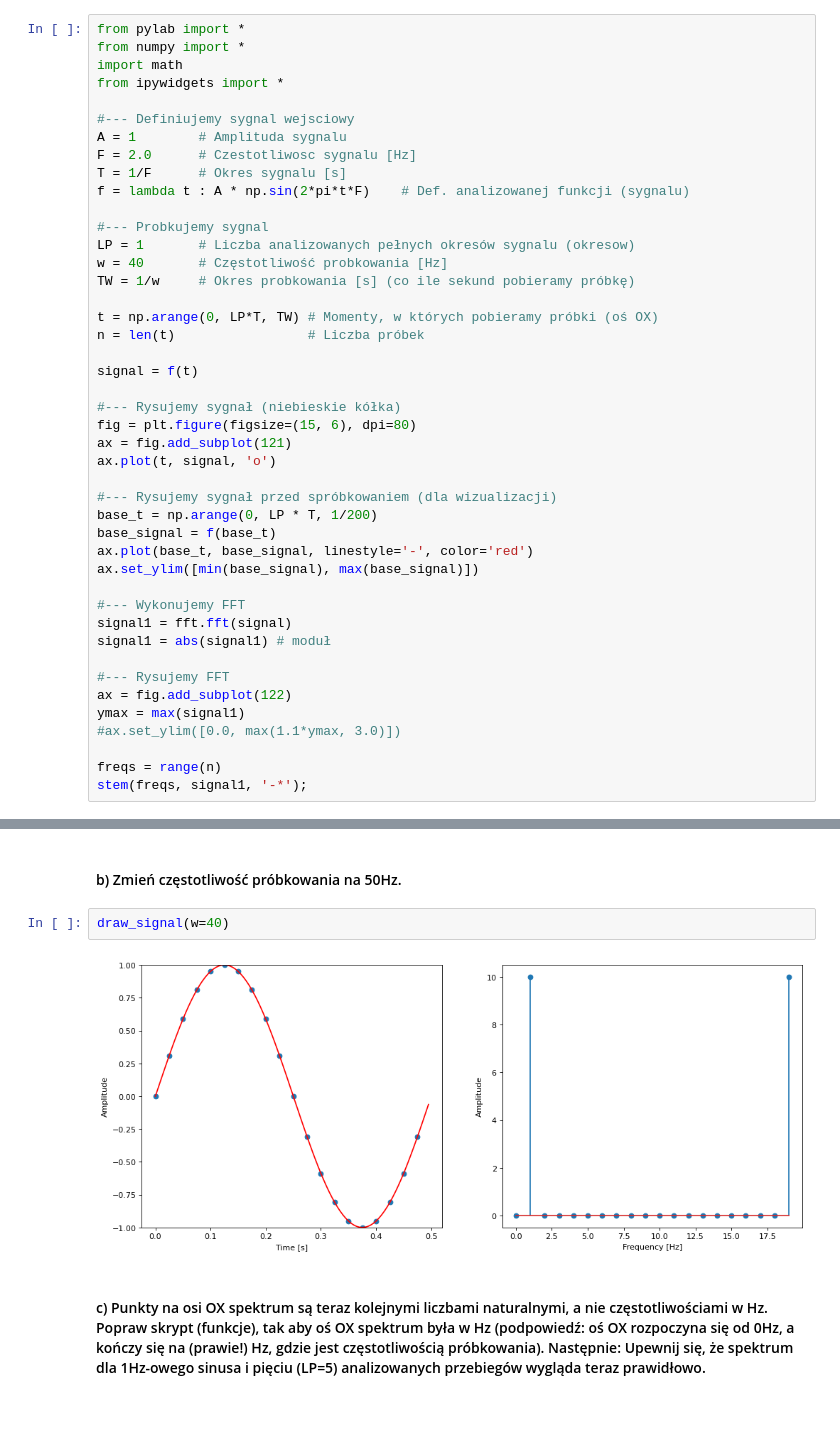
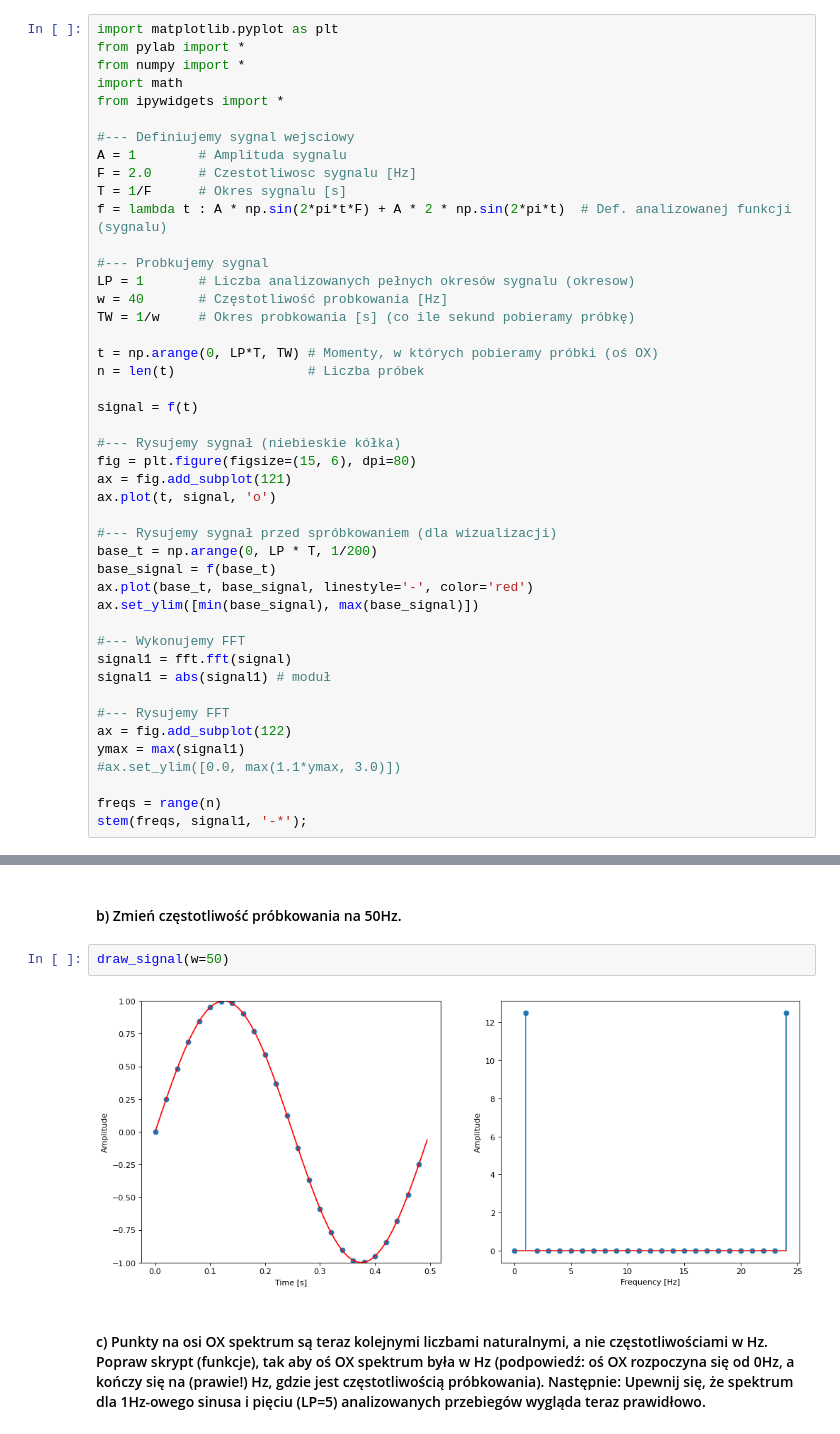
Before and after one commit to mckmck0/KCK, a Jupyter notebook: programs/signals.ipynb, the cells around one changed output, grey strips where cells are left out. Drawn from its saved outputs; the diff is of its cells as text.

```diff
--- a/programs/signals.ipynb
+++ b/programs/signals.ipynb
@@ -5,6 +5,7 @@
 # %% [markdown]
 #### a) Przeanalizuj poniższy skrypt
 # %%
+import matplotlib.pyplot as plt
 from pylab import *
 from numpy import *
 import math
@@ -14,7 +15,7 @@ from ipywidgets import *
 A = 1        # Amplituda sygnalu
 F = 2.0      # Czestotliwosc sygnalu [Hz]
 T = 1/F      # Okres sygnalu [s]
-f = lambda t : A * np.sin(2*pi*t*F)    # Def. analizowanej funkcji (sygnalu)
+f = lambda t : A * np.sin(2*pi*t*F) + A * 2 * np.sin(2*pi*t)  # Def. analizowanej funkcji (sygnalu)
 
 #--- Probkujemy sygnal
 LP = 1       # Liczba analizowanych pełnych okresów sygnalu (okresow)
@@ -117,9 +118,9 @@ interactive(children=(FloatSlider(value=2.0, description='a', max=5.0, min=-5.0,
 # %% [markdown]
 #### b) Zmień częstotliwość próbkowania na 50Hz.
 # %%
-draw_signal(w=40)
+draw_signal(w=50)
 # %% [output]
-[figure, old version]
+[figure, new version]
 # %% [markdown]
 #### c) Punkty na osi OX spektrum są teraz kolejnymi liczbami naturalnymi, a nie częstotliwościami w Hz. Popraw skrypt (funkcje), tak aby oś OX spektrum była w Hz (podpowiedź: oś OX rozpoczyna się od 0Hz, a kończy się na (prawie!)  Hz, gdzie  jest częstotliwością próbkowania). Następnie: Upewnij się, że spektrum dla 1Hz-owego sinusa i pięciu (LP=5) analizowanych przebiegów wygląda teraz prawidłowo.
 # %%
```
Also changed, not shown: parts of 13 cells of this notebook.
